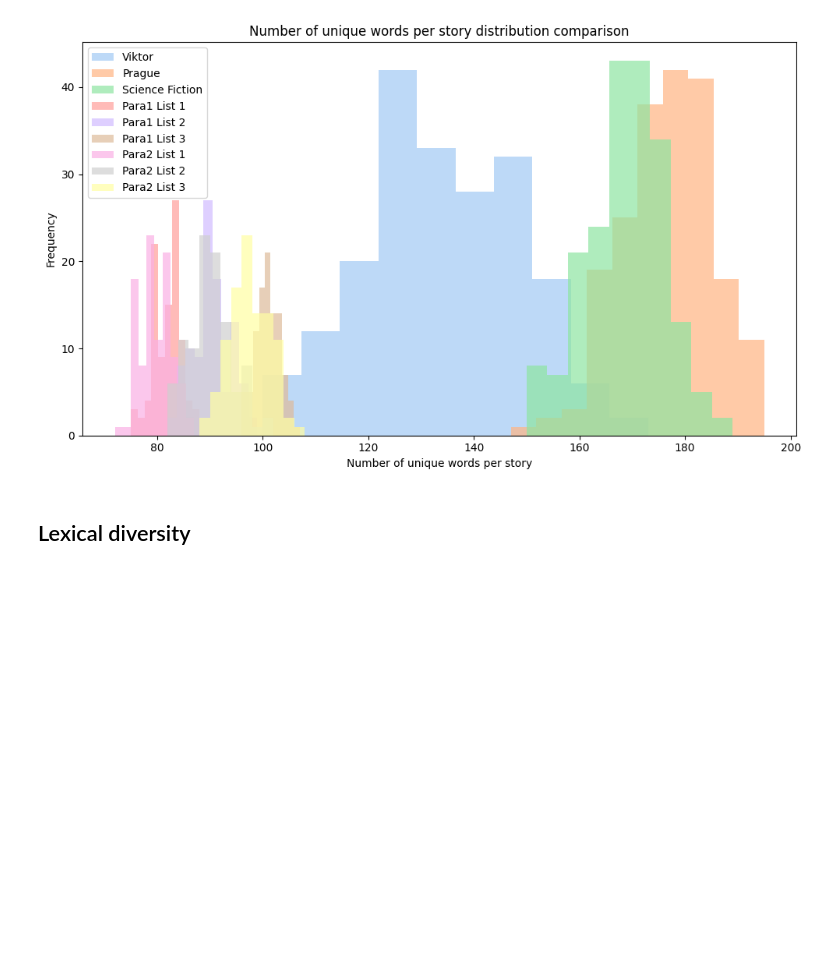
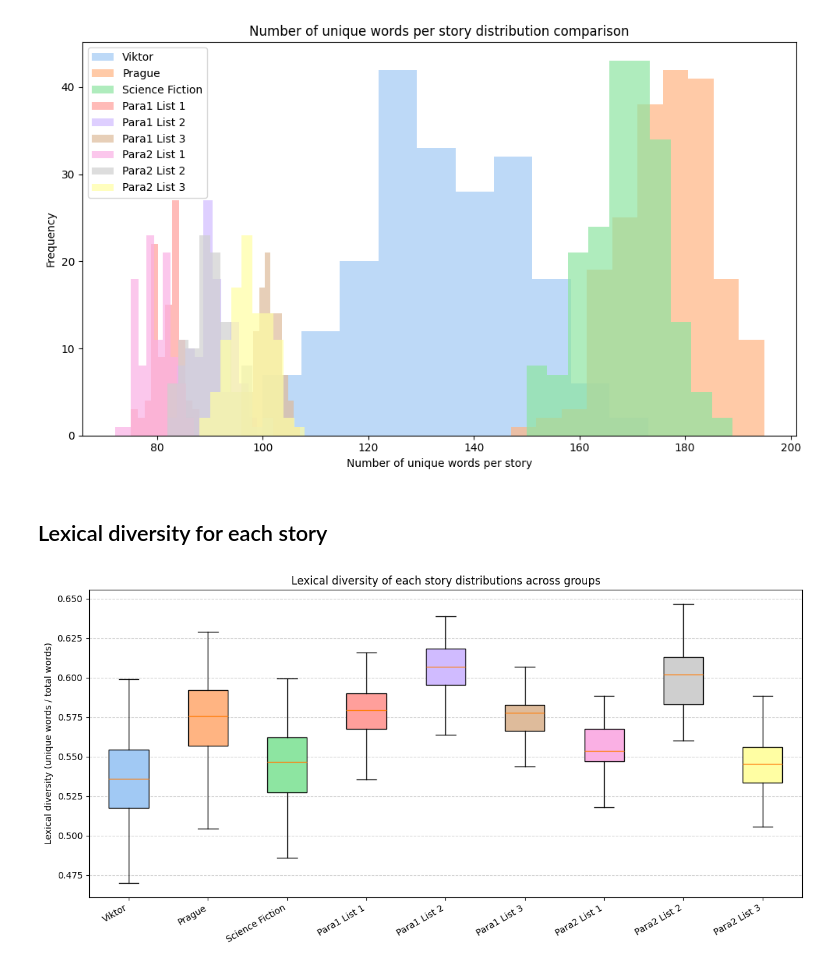
Before and after one commit to joaocnvdias/mech-i-coherence, a Jupyter notebook: vector-fields/development/prompt-v-paraphrase.ipynb, the cells around one changed output. Drawn from its saved outputs; the diff is of its cells as text; code cells hidden in the pictures; blank space fills up the shorter version.

Commit message:
feat(prompt-v-paraphrase): lexical diversity plots

```diff
--- a/vector-fields/development/prompt-v-paraphrase.ipynb
+++ b/vector-fields/development/prompt-v-paraphrase.ipynb
@@ -316,10 +316,44 @@ plt.show()
 # %% [output]
 [figure]
 # %% [markdown]
-## Lexical diversity
+## Lexical diversity for each story
 # %%
 def lexical_diversity(text):
     words = re.findall(r'\b\w+\b', text.lower())
     if not words:
         return 0
     return len(set(words)) / len(words)
+
+viktor_diversity = [lexical_diversity(story) for story in viktor_list]
+prague_diversity = [lexical_diversity(story) for story in prague_list]
+sciencefic_diversity = [lexical_diversity(story) for story in sciencefic_list]
+
+para1_list_1_diversity = [lexical_diversity(story) for story in para1_list_1]
+para1_list_2_diversity = [lexical_diversity(story) for story in para1_list_2]
+para1_list_3_diversity = [lexical_diversity(story) for story in para1_list_3]
+
+para2_list_1_diversity = [lexical_diversity(story) for story in para2_list_1]
+para2_list_2_diversity = [lexical_diversity(story) for story in para2_list_2]
+para2_list_3_diversity = [lexical_diversity(story) for story in para2_list_3]
+
+batch_diversity_counts = [
+    viktor_diversity, prague_diversity, sciencefic_diversity,
+    para1_list_1_diversity, para1_list_2_diversity, para1_list_3_diversity,
+    para2_list_1_diversity, para2_list_2_diversity, para2_list_3_diversity
+]
+# %%
+#boxplot
+plt.figure(figsize=(12, 6))
+box = plt.boxplot(batch_diversity_counts, patch_artist=True, tick_labels=labels, showfliers=False)
+
+for patch, color in zip(box['boxes'], colors):
+    patch.set_facecolor(color)
+
+plt.ylabel("Lexical diversity (unique words / total words)")
+plt.title("Lexical diversity of each story distributions across groups")
+plt.xticks(rotation=30, ha="right")
+plt.grid(axis="y", linestyle="--", alpha=0.6)
+plt.tight_layout()
+plt.show()
+# %% [output]
+[figure, added]
```
Also changed, not shown: parts of 5 cells of this notebook.
